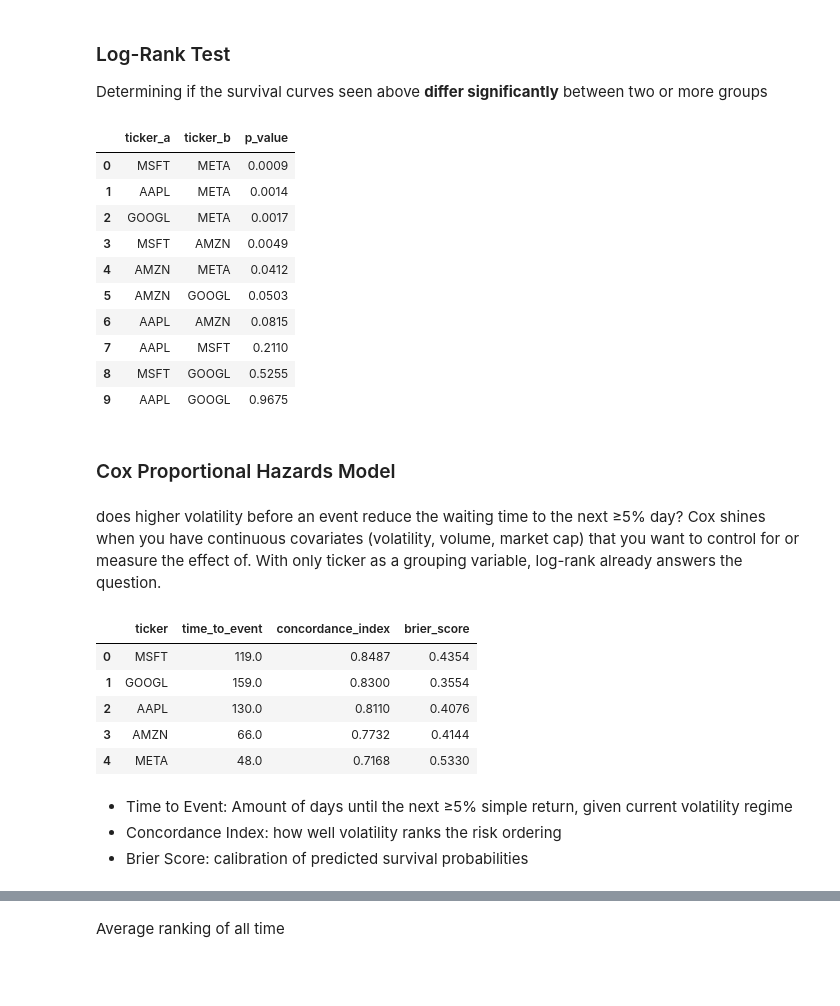
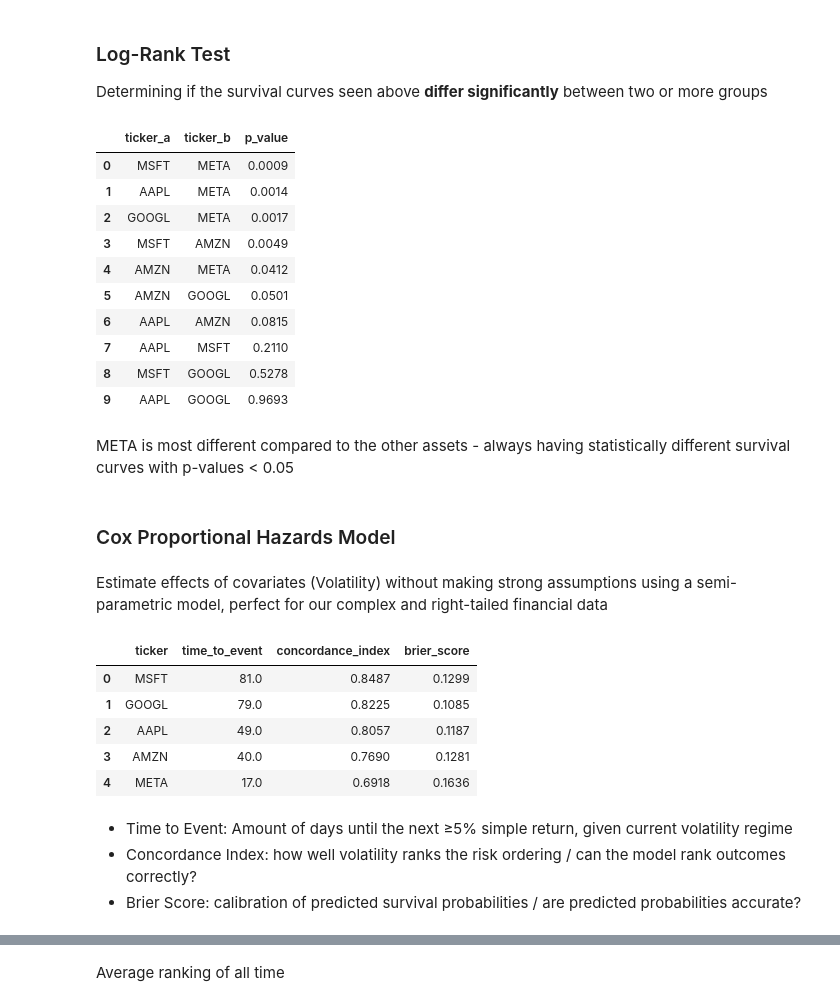
Before and after one commit to giddygarcia/stock-price-forecasting, a Jupyter notebook: StockPredictions.ipynb, the cells around one changed output, grey strips where cells are left out. Cells and saved outputs as stored; diff of their text form; code cells hidden in the pictures; blank space fills up the shorter version.

```diff
--- a/StockPredictions.ipynb
+++ b/StockPredictions.ipynb
@@ -1093,15 +1091,16 @@ rows = []
 for ticker in tickers:
     returns = df["Return"][ticker].dropna().reset_index(drop=True)
     volatility = df["Volatility"][ticker].dropna().reset_index(drop=True)
+
     # Event threshold in log-return terms: ln(1.05)
     # 5% return inversed from log space
     event = (returns >= np.log(1.05)).astype(int)
-    last_event_idx = -1
+    last_event_idx = 0
 
     for i in range(len(returns)):
         if event[i] == 1:
             duration = i - last_event_idx
-            avg_vol = volatility[max(0, last_event_idx) : i].mean()
+            avg_vol = volatility[last_event_idx : i + 1].mean()
 
             rows.append(
                 {
@@ -1112,10 +1111,10 @@ for ticker in tickers:
                 }
             )
 
-            last_event_idx = i
+            last_event_idx = i + 1
 
-    if last_event_idx < len(returns) - 1:
-        duration = len(returns) - 1 - last_event_idx
+    if last_event_idx < len(returns):
+        duration = len(returns) - last_event_idx
         avg_vol = volatility[last_event_idx:].mean()
 
         rows.append(
@@ -1146,7 +1145,10 @@ mosaic = """AABBCC
 
 fig, ax_dict = plt.subplot_mosaic(mosaic, figsize=(15, 8))
 
-for ax_key, ticker in zip(ax_dict.keys(), survival_df["ticker"].unique()):
+
+for ax_key, ticker in zip(
+    sorted(ax_dict.keys()), sorted(survival_df["ticker"].unique())
+):
     subset = survival_df[survival_df["ticker"] == ticker]
 
     kmf = KaplanMeierFitter()
@@ -1210,15 +1216,17 @@ logrank_df_sorted.style.map(
 | 2 | GOOGL | META | 0.0017 |
 | 3 | MSFT | AMZN | 0.0049 |
 | 4 | AMZN | META | 0.0412 |
-| 5 | AMZN | GOOGL | 0.0503 |
+| 5 | AMZN | GOOGL | 0.0501 |
 | 6 | AAPL | AMZN | 0.0815 |
 | 7 | AAPL | MSFT | 0.2110 |
-| 8 | MSFT | GOOGL | 0.5255 |
-| 9 | AAPL | GOOGL | 0.9675 |
+| 8 | MSFT | GOOGL | 0.5278 |
+| 9 | AAPL | GOOGL | 0.9693 |
+# %% [markdown]
+META is most different compared to the other assets - always having statistically different survival curves with p-values < 0.05
 # %% [markdown]
 ### Cox Proportional Hazards Model
 # %% [markdown]
-does higher volatility before an event reduce the waiting time to the next ≥5% day? Cox shines when you have continuous covariates (volatility, volume, market cap) that you want to control for or measure the effect of. With only ticker as a grouping variable, log-rank already answers the question.
+Estimate effects of covariates (Volatility) without making strong assumptions using a semi-parametric model, perfect for our complex and right-tailed financial data
 # %%
 survival_results = []
 
@@ -1231,65 +1239,68 @@ for ticker in tickers:
         .reset_index(drop=True)
     )
 
+    # Standardizing volatility
     scaler = StandardScaler()
     ticker_df["avg_volatility_scaled"] = scaler.fit_transform(
         ticker_df[["avg_volatility"]]
     )
 
-    cox_df = ticker_df[["duration", "event_observed", "avg_volatility_scaled"]]
+    cox_df = ticker_df[["duration", "event_observed", "avg_volatility_scaled"]].copy()
 
     cph = CoxPHFitter()
     cph.fit(cox_df, duration_col="duration", event_col="event_observed")
+
     ci = cph.concordance_index_
 
     times = np.percentile(ticker_df["duration"], np.linspace(5, 95, 50))
-    surv_probs = cph.predict_survival_function(cox_df, times=times)
+    brier_scores = []
 
-    brier_scores = []
-    for t_idx, t in enumerate(times):
-        s_t = surv_probs.iloc[t_idx].values
-        died_by_t = (ticker_df["duration"].values <= t) & (
+    for t in times:
+        surv_func = cph.predict_survival_function(cox_df, times=[t])
+        s_t = surv_func.loc[t].values
+
+        event_by_t = (ticker_df["duration"].values <= t) & (
             ticker_df["event_observed"].values == 1
         )
-        alive_at_t = ticker_df["duration"].values > t
-        bs = (
-            np.mean(s_t[died_by_t] ** 2) + np.mean((1 - s_t[alive_at_t]) ** 2)
-            if (died_by_t.any() and alive_at_t.any())
-            else np.nan
-        )
+
+        bs = np.mean((s_t - (~event_by_t).astype(float)) ** 2)
         brier_scores.append(bs)
 
     ibs = np.nanmean(brier_scores)
 
-    # time to event (median survival of last observation)
-    # predict survival function for the last row (most recent window)
-    last_obs = cox_df[["avg_volatility_scaled"]].iloc[[-1]]
-    surv_func = cph.predict_survival_function(last_obs)
+    # Calculating median survival time when S(t) = 0.5 or when event has 50% median chance to happen
+    avg_volatility = cox_df["avg_volatility_scaled"].mean()
+    avg_obs = pd.DataFrame({"avg_volatility_scaled": [avg_volatility]})
+    surv_func = cph.predict_survival_function(avg_obs)
 
-    # time to event = median survival time = when S(t) crosses 0.5
-    time_to_event = (surv_func < 0.5).idxmax().values[0]
+    past_median = surv_func.values.flatten() < 0.5
+    time_to_event = (
+        round(surv_func.index[past_median.argmax()].item(), 1)
+        if past_median.any()
+        else np.inf
+    )
 
     survival_results.append(
         {
             "ticker": ticker,
             "time_to_event": time_to_event,
             "concordance_index": round(ci, 4),
             "brier_score": round(ibs, 4),
         }
     )
 
 survival_results_df = pd.DataFrame(survival_results)
 survival_results_df.sort_values("concordance_index", ascending=False).reset_index(
     drop=True
 )
 # %% [output]
 |  | ticker | time_to_event | concordance_index | brier_score |
-| 0 | MSFT | 119.0 | 0.8487 | 0.4354 |
-| 1 | GOOGL | 159.0 | 0.8300 | 0.3554 |
-| 2 | AAPL | 130.0 | 0.8110 | 0.4076 |
-| 3 | AMZN | 66.0 | 0.7732 | 0.4144 |
-| 4 | META | 48.0 | 0.7168 | 0.5330 |
+| 0 | MSFT | 81.0 | 0.8487 | 0.1299 |
+| 1 | GOOGL | 79.0 | 0.8225 | 0.1085 |
+| 2 | AAPL | 49.0 | 0.8057 | 0.1187 |
+| 3 | AMZN | 40.0 | 0.7690 | 0.1281 |
+| 4 | META | 17.0 | 0.6918 | 0.1636 |
 # %% [markdown]
 * Time to Event: Amount of days until the next ≥5% simple return, given current volatility regime
-* Concordance Index: how well volatility ranks the risk ordering
-* Brier Score: calibration of predicted survival probabilities
+* Concordance Index: how well volatility ranks the risk ordering / can the model rank outcomes correctly?
+* Brier Score: calibration of predicted survival probabilities / are predicted probabilities accurate?
```
Also changed, not shown: parts of 41 cells of this notebook, 1 other file.
